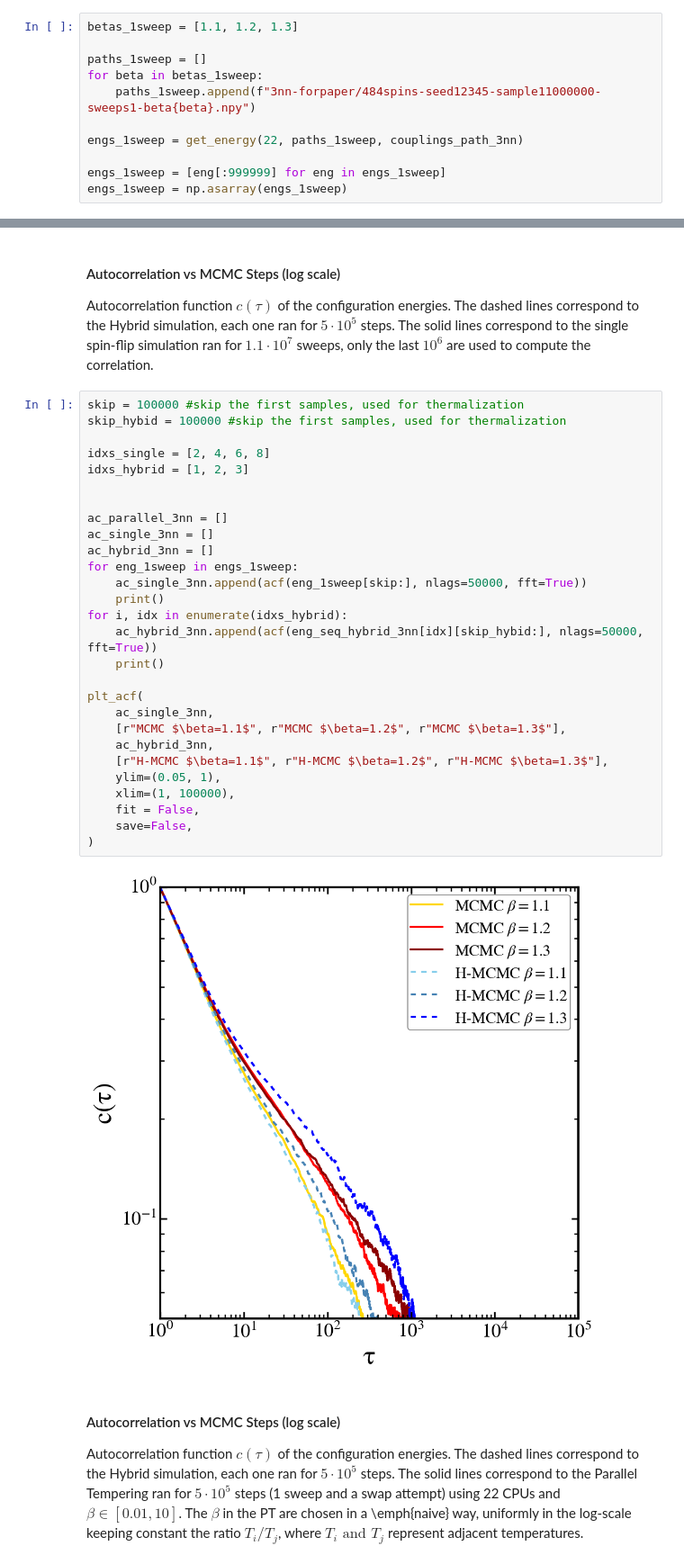
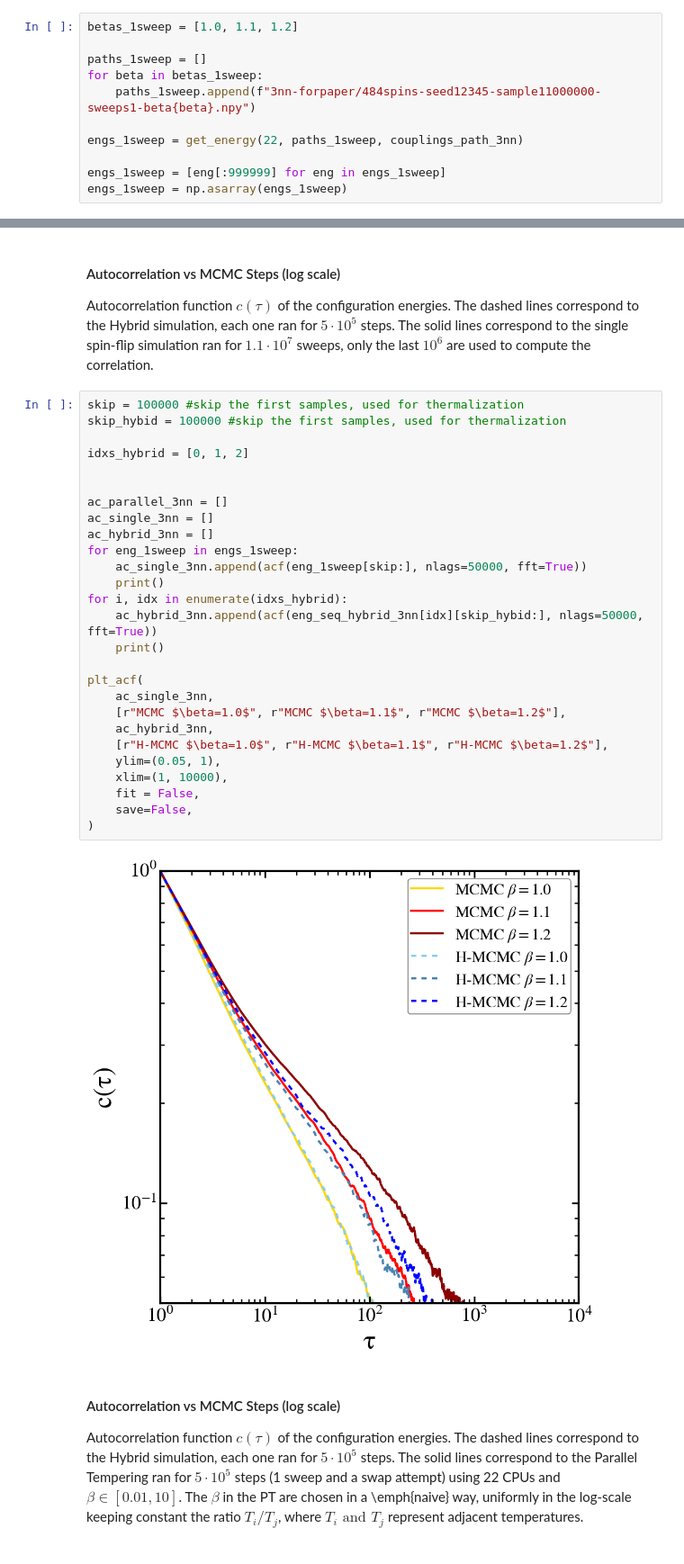
Before and after one commit to gscriva/n-mcmc, a Jupyter notebook: accelerating_monte_carlo.ipynb, the cells around one changed output, grey strips where cells are left out. Shown at 90% size. Drawn from its saved outputs; the diff is of its cells as text.

Commit message:
Fix wrong plot

```diff
--- a/accelerating_monte_carlo.ipynb
+++ b/accelerating_monte_carlo.ipynb
@@ -566,7 +566,7 @@ for i in range(parallel_num_temp_corr):
 
 energies_parallel_3nn_forcorr = np.asarray(energies_parallel_3nn_forcorr)
 # %%
-betas_1sweep = [1.1, 1.2, 1.3]
+betas_1sweep = [1.0, 1.1, 1.2]
 
 paths_1sweep = []
 for beta in betas_1sweep:
@@ -786,33 +784,32 @@ Autocorrelation function $c(\tau)$ of the configuration energies. The dashed lin
 # %%
 skip = 100000 #skip the first samples, used for thermalization
 skip_hybid = 100000 #skip the first samples, used for thermalization
 
-idxs_single = [2, 4, 6, 8]
-idxs_hybrid = [1, 2, 3]
+idxs_hybrid = [0, 1, 2]
 
 
 ac_parallel_3nn = []
 ac_single_3nn = []
 ac_hybrid_3nn = []
 for eng_1sweep in engs_1sweep:
     ac_single_3nn.append(acf(eng_1sweep[skip:], nlags=50000, fft=True))
     print()
 for i, idx in enumerate(idxs_hybrid):
     ac_hybrid_3nn.append(acf(eng_seq_hybrid_3nn[idx][skip_hybid:], nlags=50000, fft=True))
     print()
 
 plt_acf(
     ac_single_3nn,
-    [r"MCMC $\beta=1.1$", r"MCMC $\beta=1.2$", r"MCMC $\beta=1.3$"],
+    [r"MCMC $\beta=1.0$", r"MCMC $\beta=1.1$", r"MCMC $\beta=1.2$"],
     ac_hybrid_3nn,
-    [r"H-MCMC $\beta=1.1$", r"H-MCMC $\beta=1.2$", r"H-MCMC $\beta=1.3$"],
+    [r"H-MCMC $\beta=1.0$", r"H-MCMC $\beta=1.1$", r"H-MCMC $\beta=1.2$"],
     ylim=(0.05, 1),
-    xlim=(1, 100000),
+    xlim=(1, 10000),
     fit = False,
     save=False,
 )
 # %% [output]
-[figure, old version]
+[figure, new version]
 # %% [markdown]
 
 #### Autocorrelation vs MCMC Steps (log scale)
```
Also changed, not shown: parts of 1 cell of this notebook.
